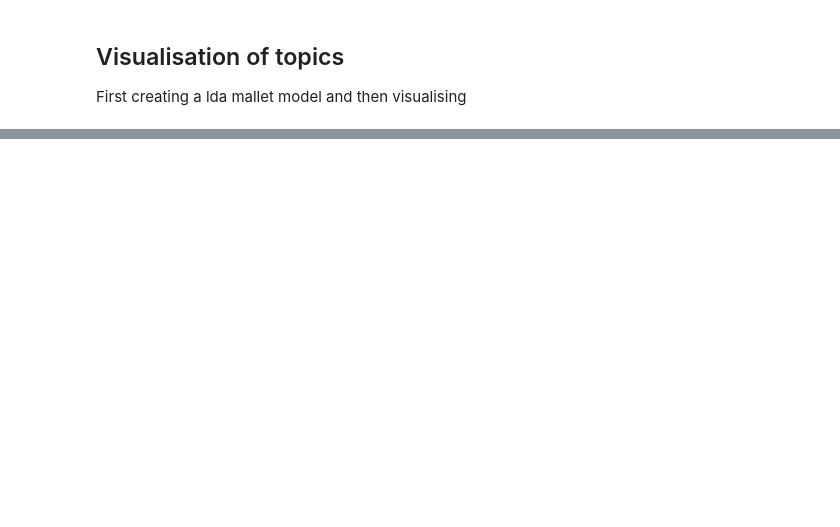
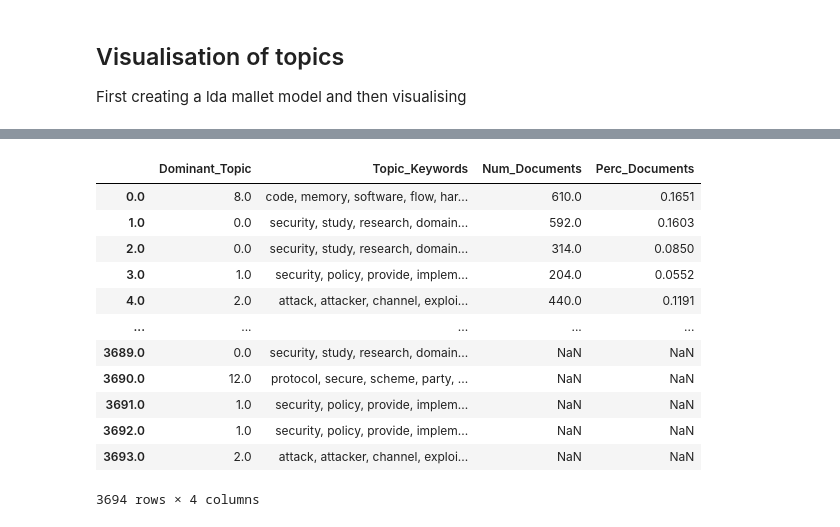
Before and after one commit to richard-johansson/topic_modeling, a Jupyter notebook: testOfTFIDF.ipynb, the cells around one changed output, grey strips where cells are left out. Saved outputs shown, nothing was run; the diff lists cells and outputs as text; code cells hidden in the pictures; blank space fills up the shorter version.

```diff
--- a/testOfTFIDF.ipynb
+++ b/testOfTFIDF.ipynb
@@ -304,0 +512,32 @@ lda_mallet_model.get_document_topics(M1[1],minimum_probability=0)
+# %%
+# Number of Documents for Each Topic
+topic_counts = df_topic_sents_keywords['Dominant_Topic'].value_counts()
+
+# Percentage of Documents for Each Topic
+topic_contribution = round(topic_counts/topic_counts.sum(), 4)
+
+# Topic Number and Keywords
+topic_num_keywords = df_topic_sents_keywords[['Dominant_Topic', 'Topic_Keywords']]
+
+# Concatenate Column wise
+df_dominant_topics = pd.concat([topic_num_keywords, topic_counts, topic_contribution], axis=1)
+
+# Change Column names
+df_dominant_topics.columns = ['Dominant_Topic', 'Topic_Keywords', 'Num_Documents', 'Perc_Documents']
+
+# Show
+df_dominant_topics
+# %% [output]
+|  | Dominant_Topic | Topic_Keywords | Num_Documents | Perc_Documents |
+| 0.0 | 8.0 | code, memory, software, flow, har... | 610.0 | 0.1651 |
+| 1.0 | 0.0 | security, study, research, domain... | 592.0 | 0.1603 |
+| 2.0 | 0.0 | security, study, research, domain... | 314.0 | 0.0850 |
+| 3.0 | 1.0 | security, policy, provide, implem... | 204.0 | 0.0552 |
+| 4.0 | 2.0 | attack, attacker, channel, exploi... | 440.0 | 0.1191 |
+| ... | ... | ... | ... | ... |
+| 3689.0 | 0.0 | security, study, research, domain... | NaN | NaN |
+| 3690.0 | 12.0 | protocol, secure, scheme, party, ... | NaN | NaN |
+| 3691.0 | 1.0 | security, policy, provide, implem... | NaN | NaN |
+| 3692.0 | 1.0 | security, policy, provide, implem... | NaN | NaN |
+| 3693.0 | 2.0 | attack, attacker, channel, exploi... | NaN | NaN |
+3694 rows × 4 columns
```
Also changed, not shown: parts of 37 cells of this notebook.
